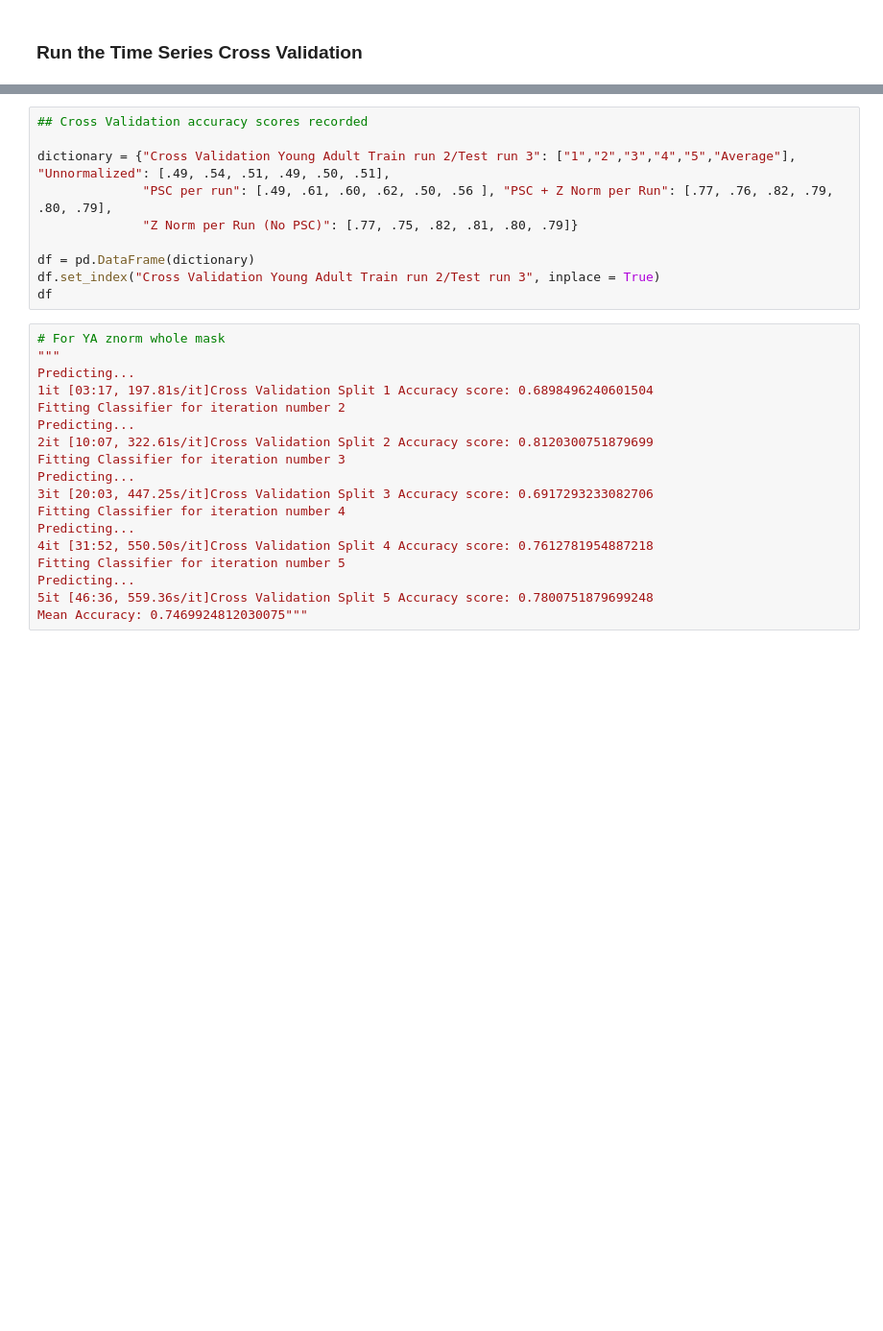
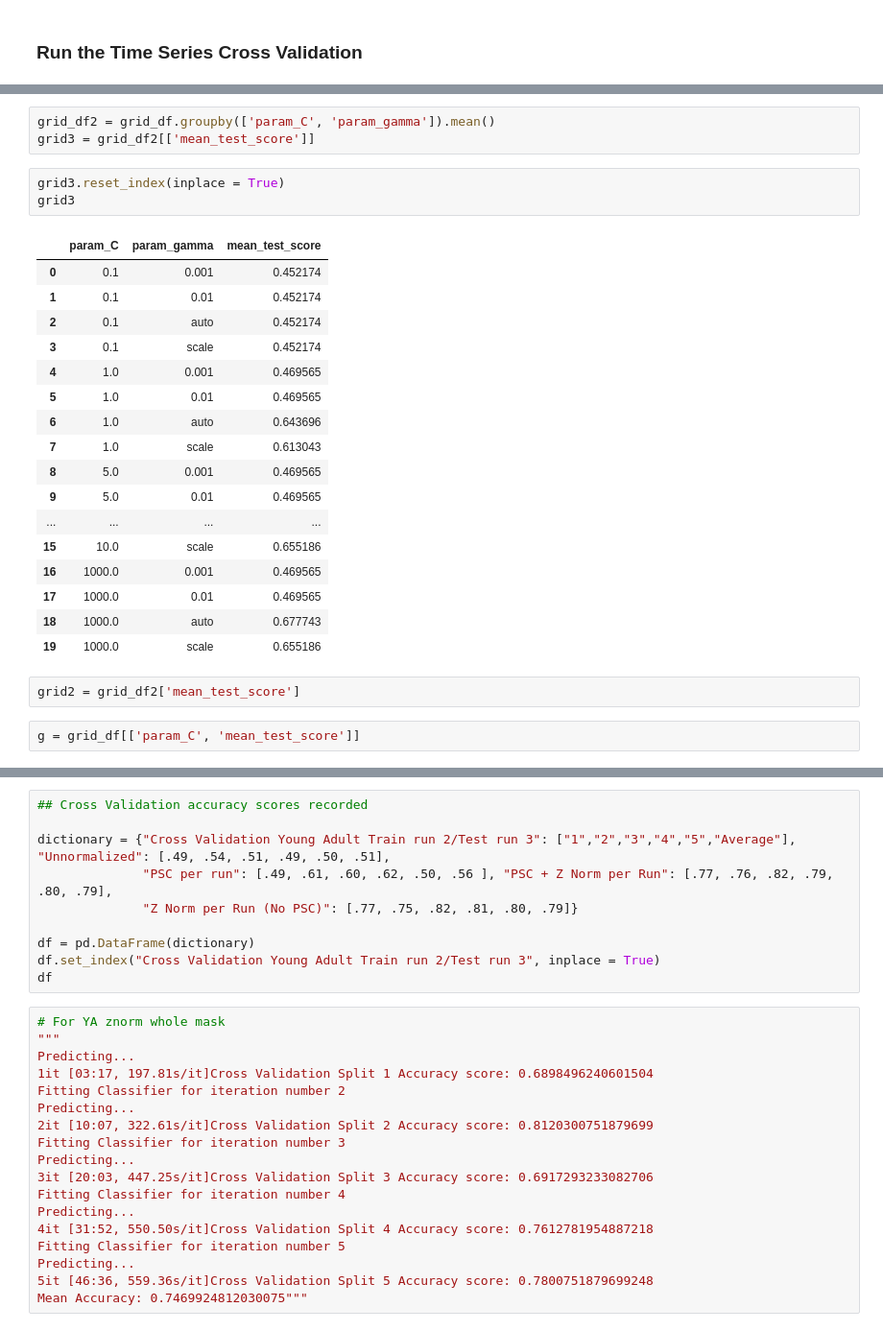
Before and after one commit to staceybeck/teambrainiac, a Jupyter notebook: source/group_svm/Timeseries_Cross_Validation.ipynb, the cells around one changed output, grey strips where cells are left out. Shown at 96% size. Cells and saved outputs as stored; diff of their text form; blank space fills up the shorter version.

```diff
--- a/source/group_svm/Timeseries_Cross_Validation.ipynb
+++ b/source/group_svm/Timeseries_Cross_Validation.ipynb
@@ -270,0 +326,28 @@ time_series_cv(X, y, max_train, test_size, splits, gd_srch, param_dict, file_nam
+# %%
+grid_df2 = grid_df.groupby(['param_C', 'param_gamma']).mean()
+grid3 = grid_df2[['mean_test_score']]
+# %%
+grid3.reset_index(inplace = True)
+grid3
+# %% [output]
+|  | param_C | param_gamma | mean_test_score |
+| 0 | 0.1 | 0.001 | 0.452174 |
+| 1 | 0.1 | 0.01 | 0.452174 |
+| 2 | 0.1 | auto | 0.452174 |
+| 3 | 0.1 | scale | 0.452174 |
+| 4 | 1.0 | 0.001 | 0.469565 |
+| 5 | 1.0 | 0.01 | 0.469565 |
+| 6 | 1.0 | auto | 0.643696 |
+| 7 | 1.0 | scale | 0.613043 |
+| 8 | 5.0 | 0.001 | 0.469565 |
+| 9 | 5.0 | 0.01 | 0.469565 |
+| ... | ... | ... | ... |
+| 15 | 10.0 | scale | 0.655186 |
+| 16 | 1000.0 | 0.001 | 0.469565 |
+| 17 | 1000.0 | 0.01 | 0.469565 |
+| 18 | 1000.0 | auto | 0.677743 |
+| 19 | 1000.0 | scale | 0.655186 |
+# %%
+grid2 = grid_df2['mean_test_score']
+# %%
+g = grid_df[['param_C',	'mean_test_score']]
```
Also changed, not shown: parts of 12 cells of this notebook.
